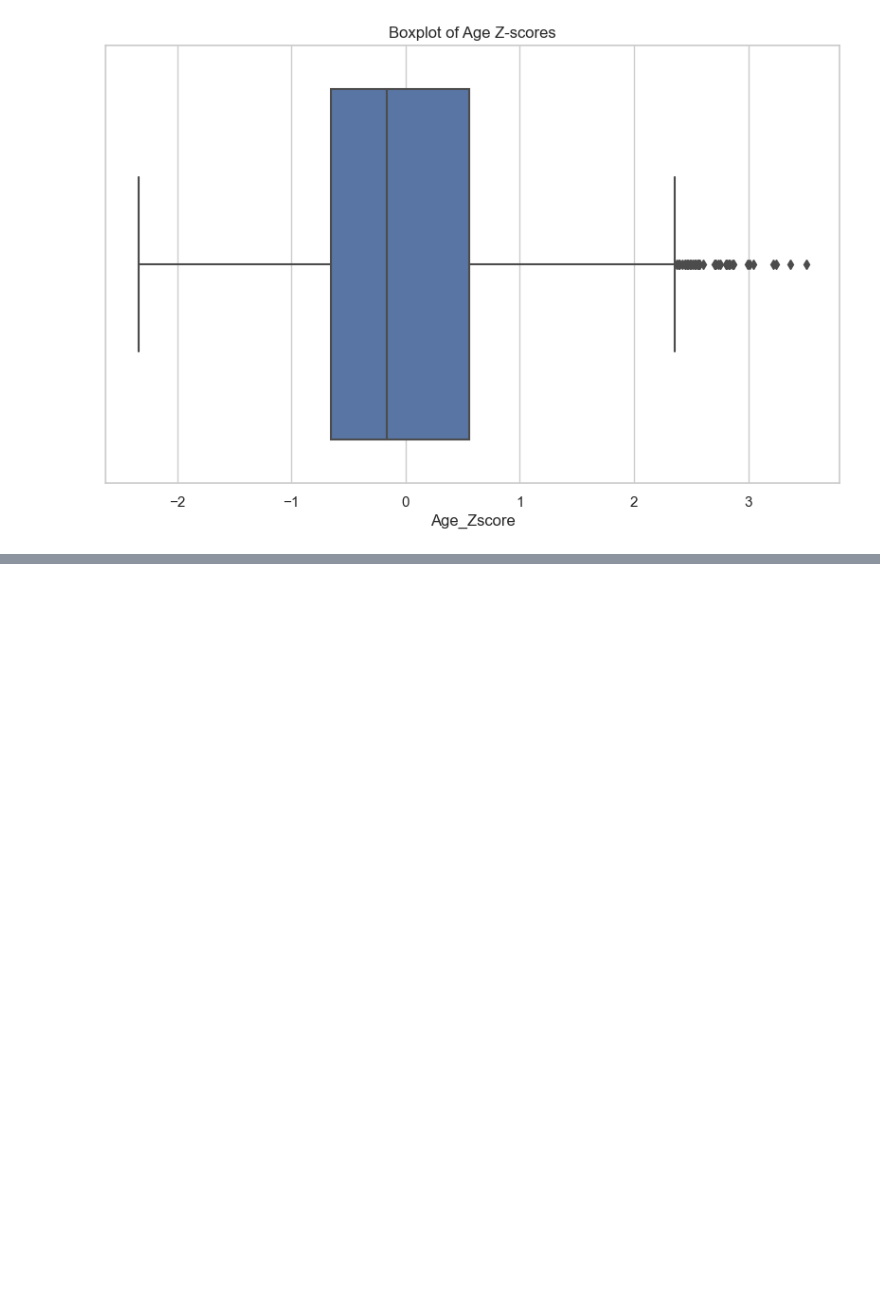
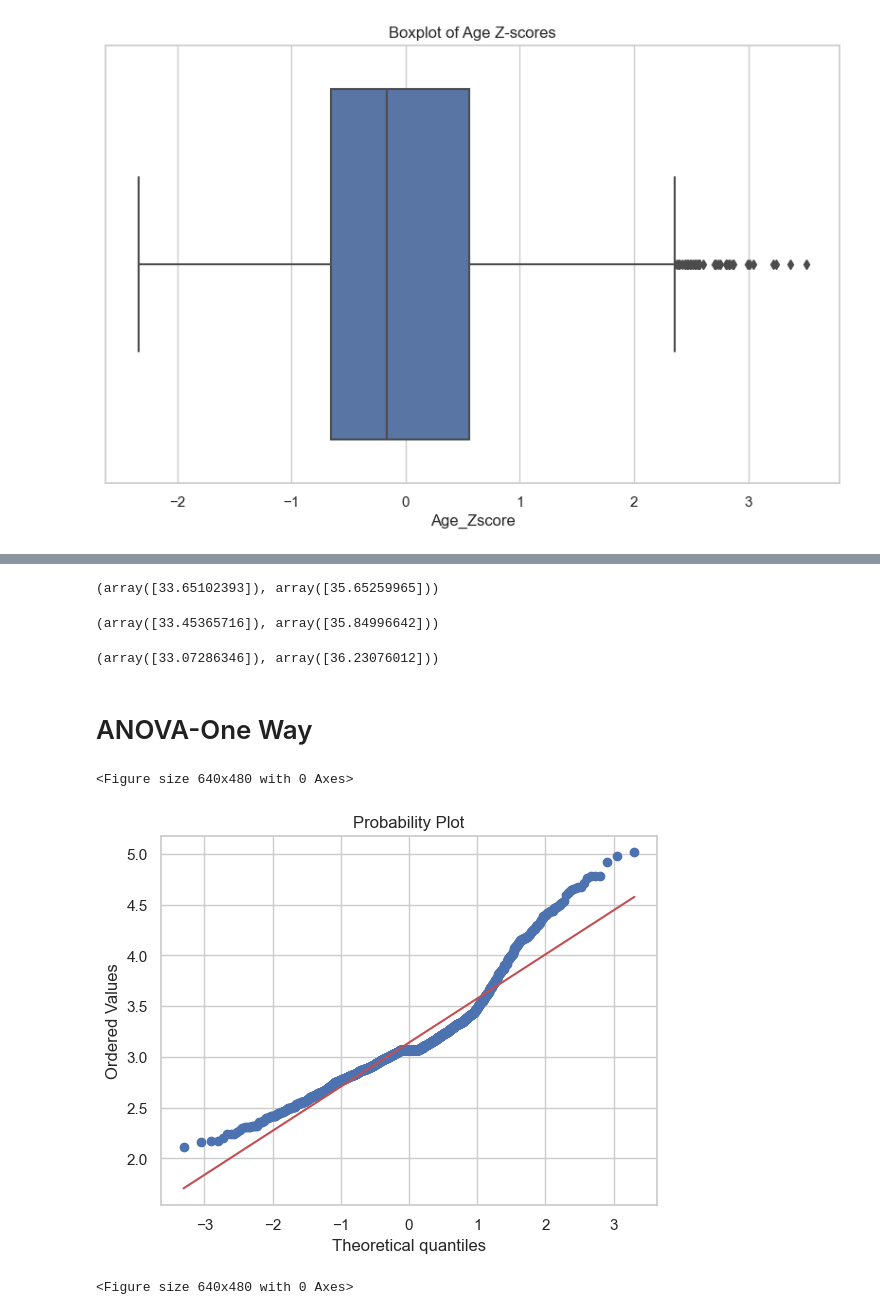
Before and after one commit to CiaraB123/Integrated-CA2, a Jupyter notebook: DF2_STATS.ipynb, the cells around one changed output, grey strips where cells are left out. Cells and saved outputs as stored; diff of their text form; code cells hidden in the pictures; blank space fills up the shorter version.

Commit message:
Stats

```diff
--- a/DF2_STATS.ipynb
+++ b/DF2_STATS.ipynb
@@ -200,0 +264,4 @@ plt.show()
+# %%
+stats.norm.interval(0.90,loc = np.mean(X),scale = st.sem(X))
+# %% [output]
+(array([33.65102393]), array([35.65259965]))
@@ -200,0 +270,22 @@ plt.show()
+# %%
+confidence_interval_95 = st.t.interval(alpha=0.95, df=len(X)-1, loc=np.mean(X), scale=st.sem(X))
+confidence_interval_95
+# %% [output]
+(array([33.45365716]), array([35.84996642]))
+# %%
+confidence_interval_99 = st.t.interval(alpha=0.99, df=len(X)-1, loc=np.mean(X), scale=st.sem(X))
+confidence_interval_99
+# %% [output]
+(array([33.07286346]), array([36.23076012]))
+# %% [markdown]
+# ANOVA-One Way
+# %%
+#We check normality with QQ-plot
+from scipy import stats
+
+stats.probplot(df2.PerformanceRating, plot = plt)
+plt.figure()
+# %% [output]
+<Figure size 640x480 with 0 Axes>
+[figure, added]
+<Figure size 640x480 with 0 Axes>
```
Also changed, not shown: parts of 30 cells of this notebook.
